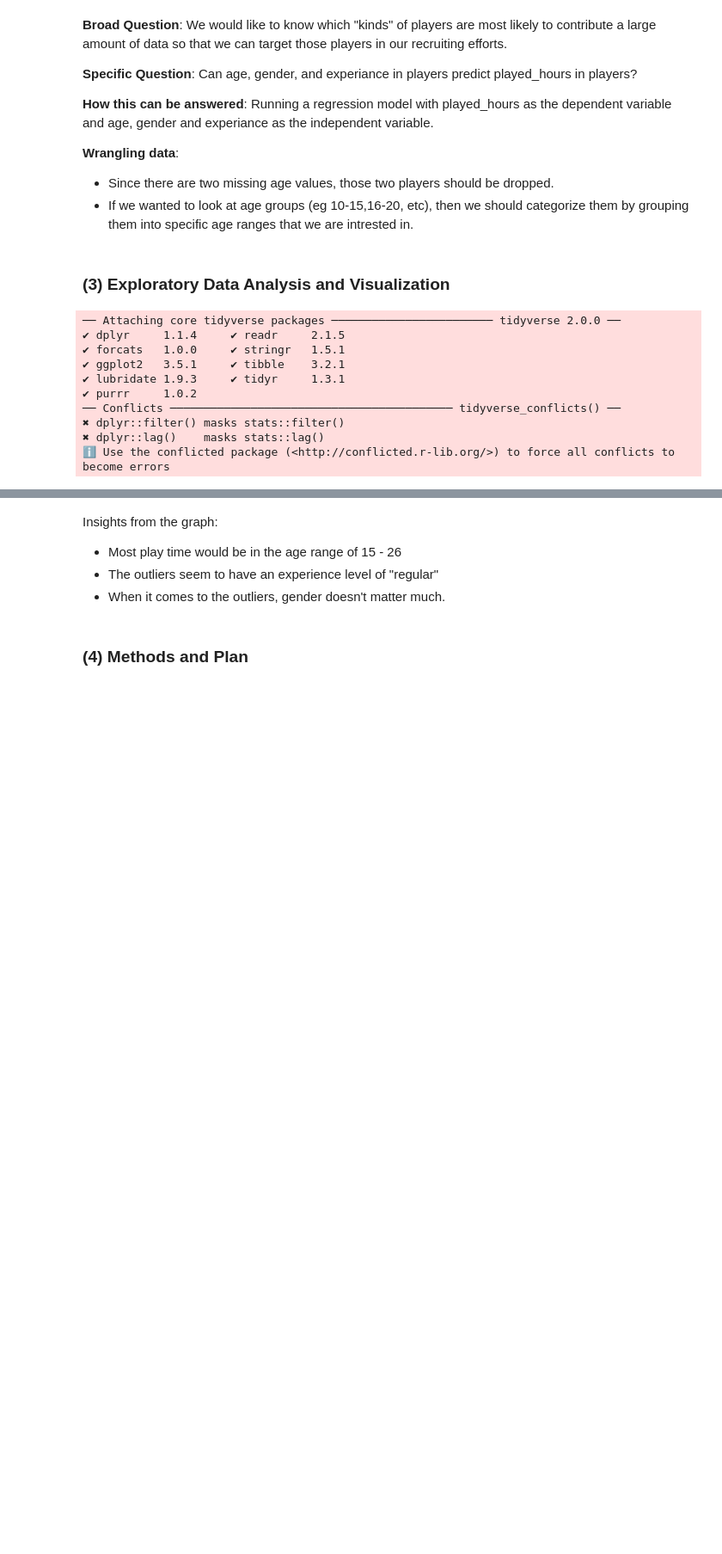
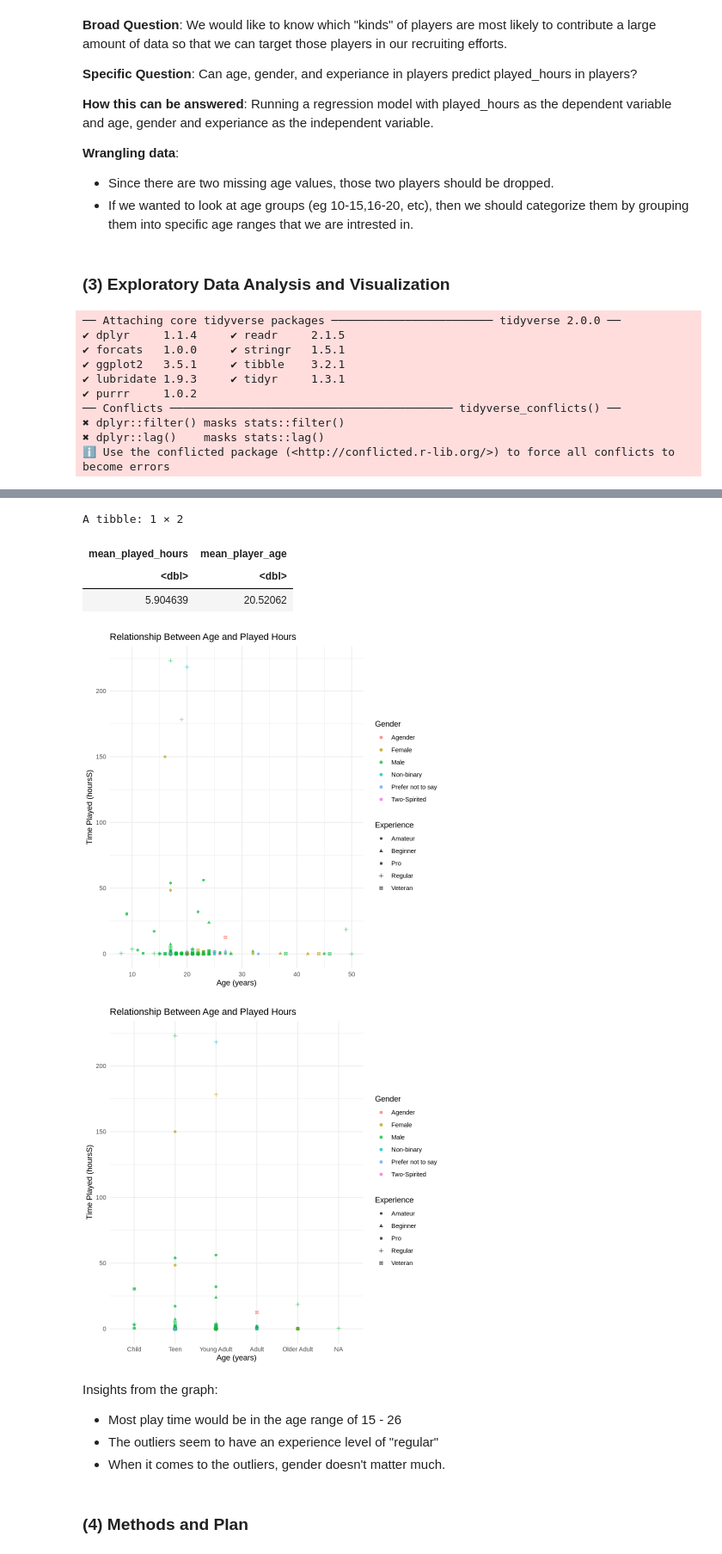
Before and after one commit to RandivAd/DSCI-Project, a Jupyter notebook: Individual.ipynb, the cells around one changed output, grey strips where cells are left out. Shown at 86% size. Saved outputs shown, nothing was run; the diff lists cells and outputs as text; code cells hidden in the pictures; blank space fills up the shorter version.

```diff
--- a/Individual.ipynb
+++ b/Individual.ipynb
@@ -85,8 +85,10 @@ library(repr)
 ℹ Use the conflicted package (<http://conflicted.r-lib.org/>) to force all conflicts to become errors
 # %%
 #Read in data
+download.file("https://raw.githubusercontent.com/RandivAd/DSCI-Project/refs/heads/main/data/players.csv", "players.csv")
 players <- read_csv("data/players.csv")
 #I don't need sessions for my question but I'll load it just incase it's needed for grading
+download.file("https://raw.githubusercontent.com/RandivAd/DSCI-Project/refs/heads/main/data/sessions.csv", "sessions.csv")
 sessions <- read_csv("data/sessions.csv")
 #Remove players with na values
 players <- players |>
@@ -144,3 +162,9 @@ ERROR: Error in eval(expr, envir, enclos): object 'players.csv' not found
+A tibble: 1 × 2
+| mean_played_hours | mean_player_age |
+| <dbl> | <dbl> |
+| 5.904639 | 20.52062 |
+[figure, added]
+[figure, added]
 # %% [markdown]
 Insights from the graph:
 - Most play time would be in the age range of 15 - 26
```
Also changed, not shown: parts of 1 cell of this notebook.
